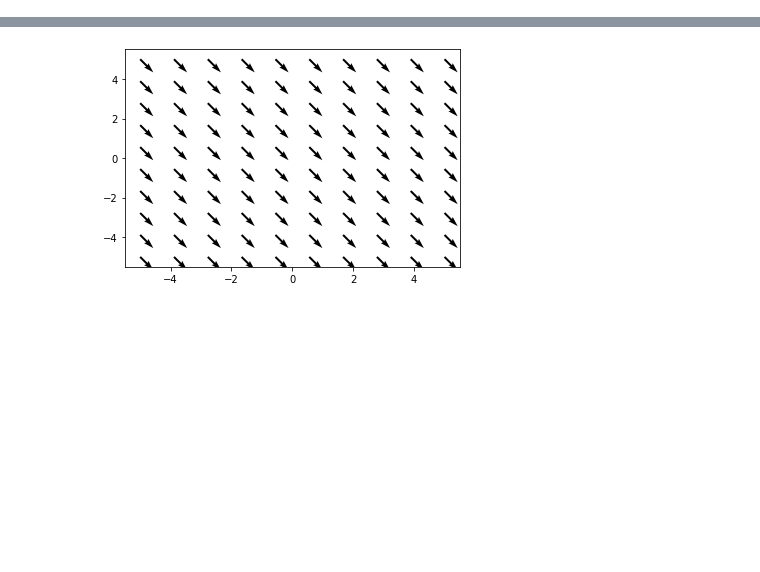
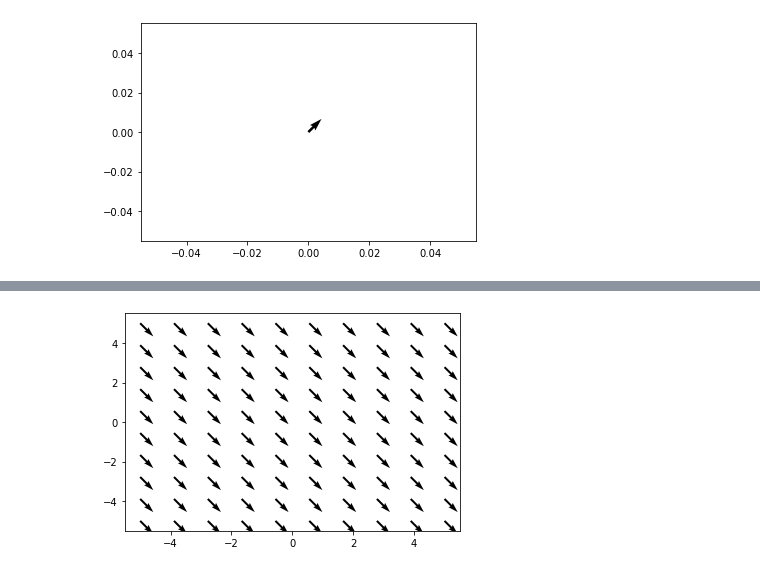
Before and after one commit to cognitrap/progr, a Jupyter notebook: Vectorfield.ipynb, the cells around one changed output, grey strips where cells are left out. Saved outputs shown, nothing was run; the diff lists cells and outputs as text; code cells hidden in the pictures; blank space fills up the shorter version.

```diff
--- a/Vectorfield.ipynb
+++ b/Vectorfield.ipynb
@@ -6,0 +8,15 @@ Nedan ritas vektorfältet $ \overline{F}=\left(1,-1\right) $.
+# %%
+import numpy as np
+import matplotlib.pyplot as plt
+
+#pilens värden
+x_position = 0
+y_position = 0
+x_direction = 4
+y_direction = 4
+
+plt.quiver(x_position, y_position, x_direction, y_direction)
+
+plt.show()
+# %% [output]
+[figure, added]
```
Also changed, not shown: parts of 3 cells of this notebook, 14 other files.
